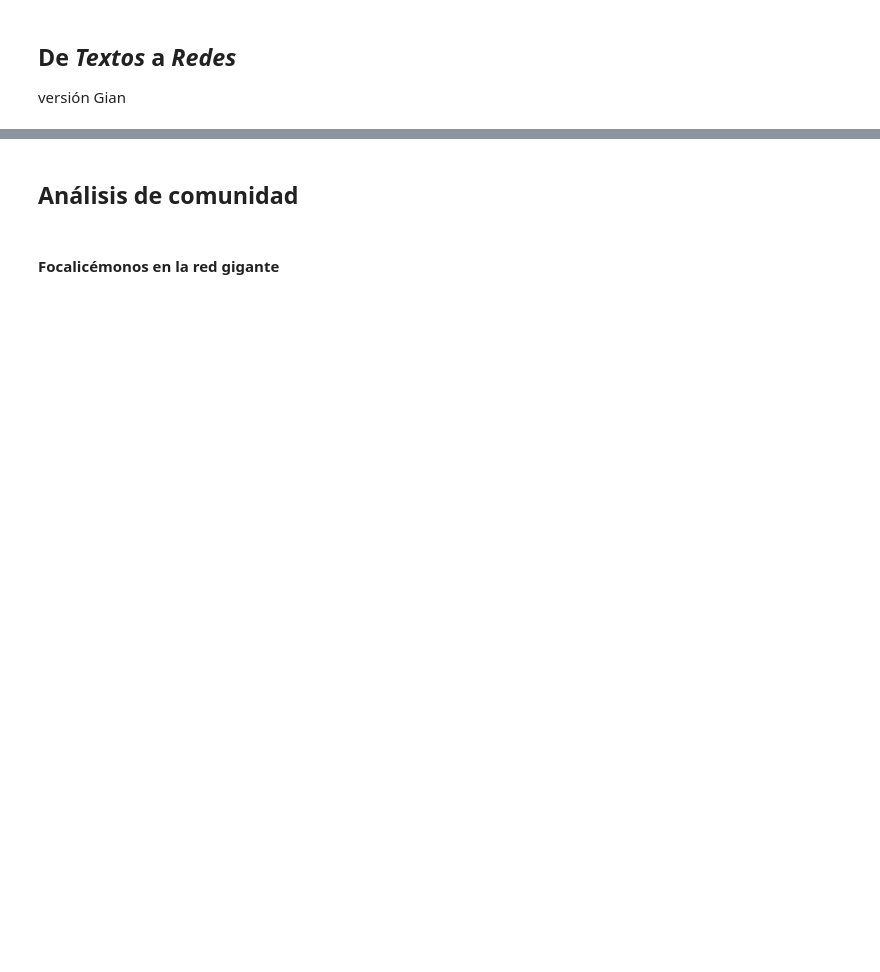
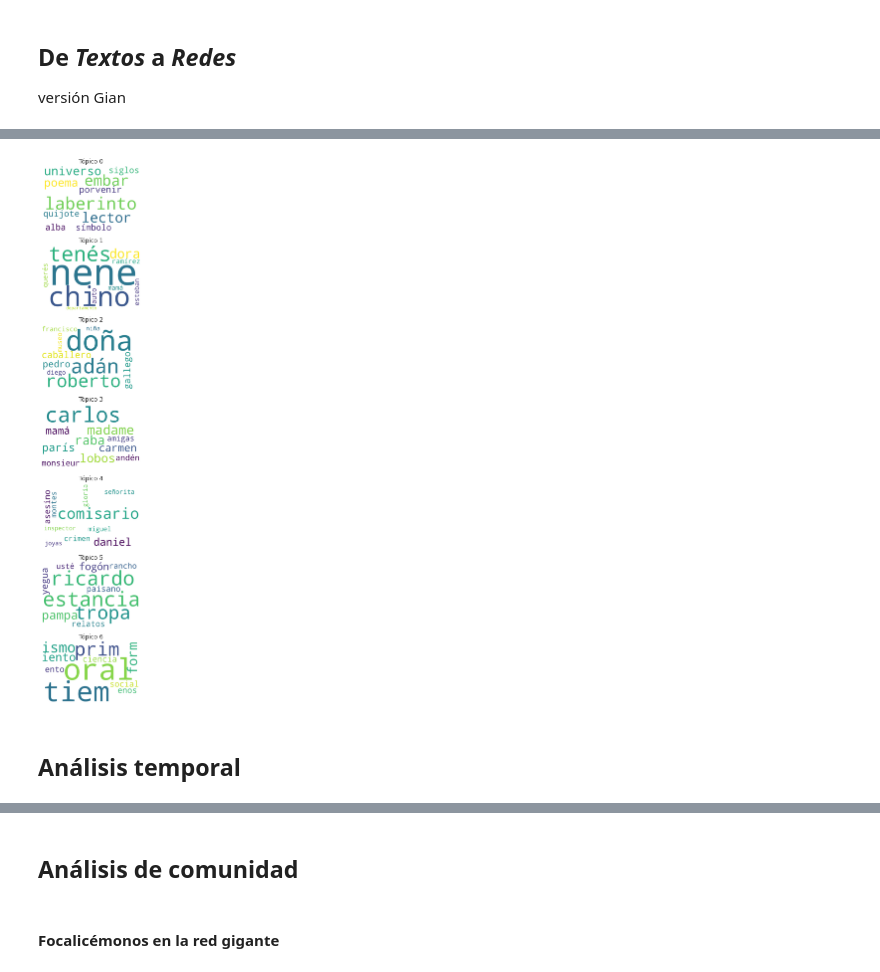
Before and after one commit to fcignoli/Redes-Complejas-2-20222, a Jupyter notebook: TP_Final.ipynb, the cells around one changed output, grey strips where cells are left out. Drawn from its saved outputs; the diff is of its cells as text; code cells hidden in the pictures; blank space fills up the shorter version.

```diff
--- a/TP_Final.ipynb
+++ b/TP_Final.ipynb
@@ -315,0 +301,33 @@ plt.show()
+# %%
+# Librería para hacer wordclouds
+from wordcloud import WordCloud
+
+wc_atributos = {'height' : 800,
+                'width' : 1200,
+                'background_color' : 'white',
+                'max_words' : 20
+                } # Defino los parámetros que les voy a pasar a los wordclouds
+
+# Creo la figura
+fig, axs = plt.subplots(n_topic_components, figsize = (6,20))
+
+# Recorro para todas las componentes
+for n in range(n_topic_components):
+
+  # 10 términos más pesados
+  list_sorted = sorted(range(len(vocabulary)), reverse = True, key = lambda x: nmf.components_[n][x])[:10]
+
+  # Diccionario término: peso
+  comp_dict = {vocabulary[i]: nmf.components_[n][i] for i in list_sorted}
+
+  # Creo el wordlcoud
+  wc = WordCloud(**wc_atributos # De esta forma, le estoy diciendo a la función que expanda el diccionario de atributos de forma tal de que entienda lo que quiero que haga
+                 ).generate_from_frequencies(comp_dict)
+
+  axs[n].set_title('Tópico {}'.format(n))
+  axs[n].imshow(wc)
+  axs[n].axis('off')
+
+plt.show()
+# %% [output]
+[figure, added]
@@ -315,0 +347,2 @@ plt.show()
+# %% [markdown]
+## Análisis temporal
```
Also changed, not shown: parts of 30 cells of this notebook.
